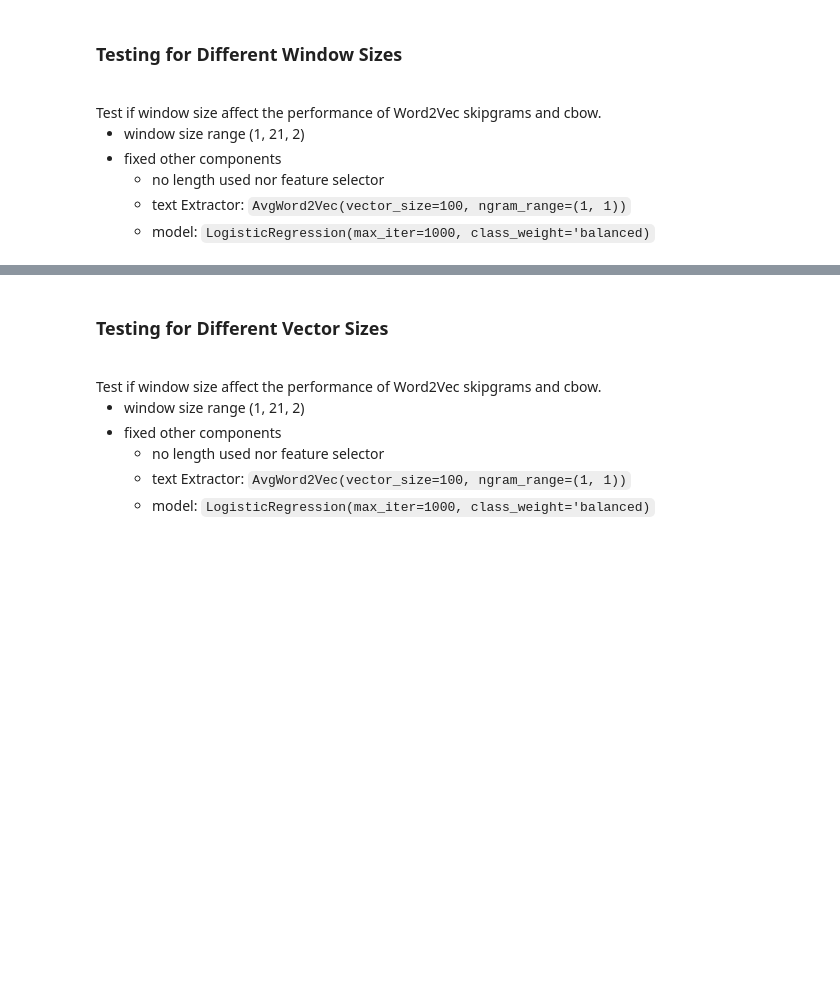
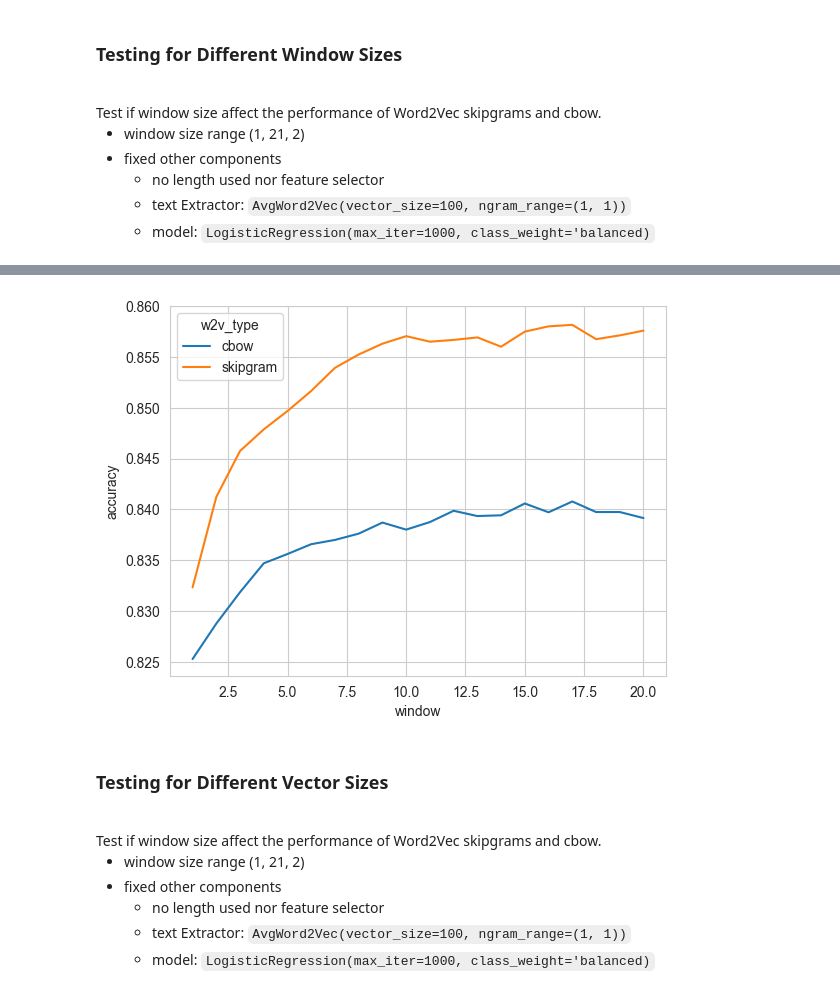
Before and after one commit to niimo753/spam-review-detection, a Jupyter notebook: notebooks/testing/word2vec.ipynb, the cells around one changed output, grey strips where cells are left out. Drawn from its saved outputs; the diff is of its cells as text; code cells hidden in the pictures; blank space fills up the shorter version.

Commit message:
redefine testcases for word2vec techniques

```diff
--- a/notebooks/testing/word2vec.ipynb
+++ b/notebooks/testing/word2vec.ipynb
@@ -10,6 +10,11 @@ if "../../" not in sys.path:
 import pandas as pd
 import numpy as np
 import scipy.sparse
+
+# for visualization
+import seaborn as sns
+import matplotlib.pyplot as plt
+sns.set_style("whitegrid")
 
 # for preprocessing
 from src.preprocessing import BasicTextCleaning
@@ -315,3 +357,11 @@ for sg in [0]:
+# %%
+window_size = pd.read_csv(r"..\..\output\define_testcases\w2v_window_test.csv")
+sns.lineplot(x=window_size['window'], y=window_size['accuracy'], hue=window_size['w2v_type'])
+plt.ylim(top=0.86)
+# plt.xticks(range(1, 21, 1))
+plt.show()
+# %% [output]
+[figure, added]
 # %% [markdown]
 ### Testing for Different Vector Sizes
 <br>
```
Also changed, not shown: parts of 24 cells of this notebook, 7 other files.
